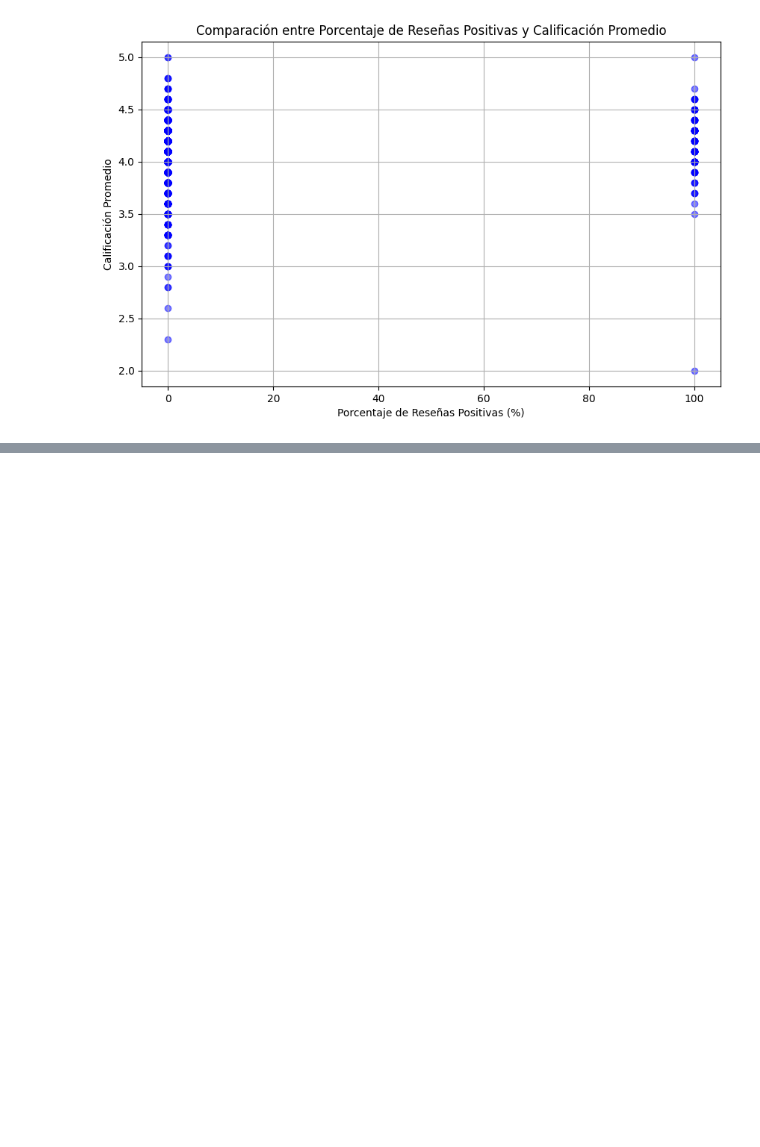
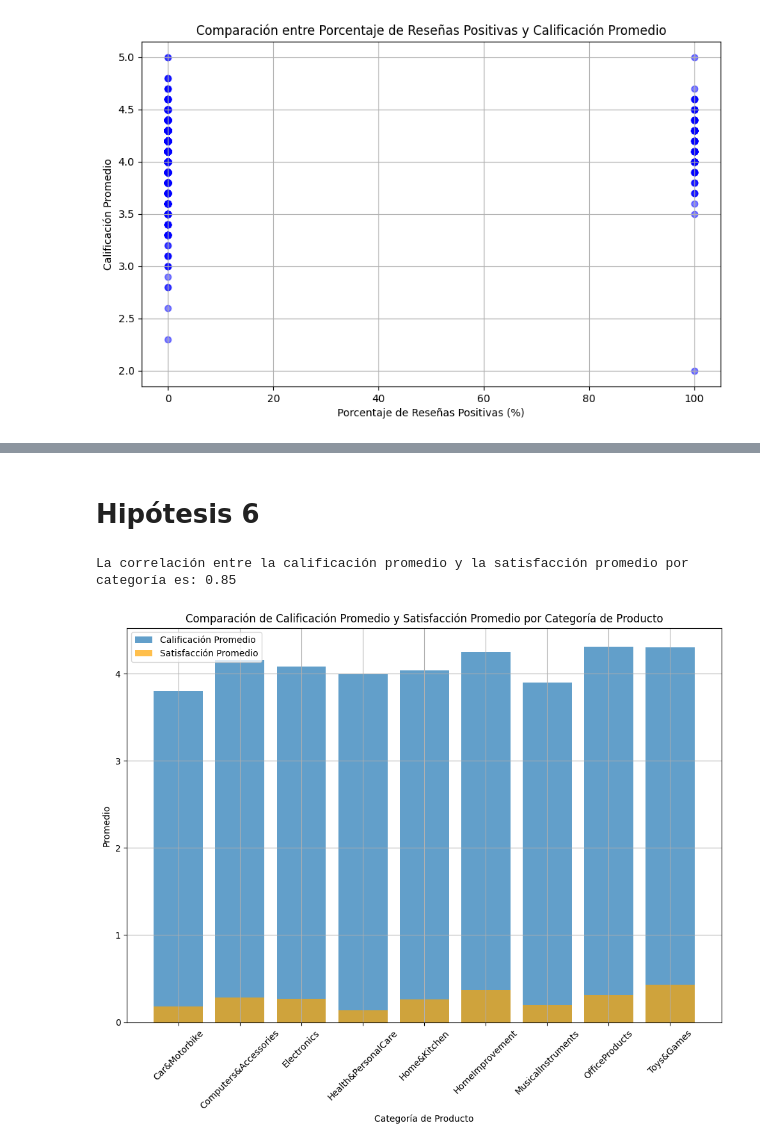
Before and after one commit to Al3jandraMtz/Proyecto4_DataLab, a Jupyter notebook: Proyecto4_DataLab.ipynb, the cells around one changed output, grey strips where cells are left out. Saved outputs shown, nothing was run; the diff lists cells and outputs as text; code cells hidden in the pictures; blank space fills up the shorter version.

```diff
--- a/Proyecto4_DataLab.ipynb
+++ b/Proyecto4_DataLab.ipynb
@@ -1108,0 +1248,37 @@ plt.show()
+# %% [markdown]
+# Hipótesis 6
+# %%
+import pandas as pd
+import matplotlib.pyplot as plt
+
+# Paso 1: Agrupación de datos por categoría de producto y cálculo de promedios
+category_grouped_df = df.groupby('category_1').agg({
+    'adjusted_rating': 'mean',
+    'sentiment': 'mean'
+}).reset_index()
+
+# Paso 2: Renombrar columnas para claridad
+category_grouped_df.rename(columns={
+    'adjusted_rating': 'avg_adjusted_rating',
+    'sentiment': 'avg_sentiment_score'
+}, inplace=True)
+
+# Paso 3: Calcular la correlación entre las dos columnas
+correlation = category_grouped_df['avg_adjusted_rating'].corr(category_grouped_df['avg_sentiment_score'])
+
+print(f"La correlación entre la calificación promedio y la satisfacción promedio por categoría es: {correlation:.2f}")
+
+# Paso 4: Crear gráfico de barras comparando calificación promedio y satisfacción promedio por categoría
+plt.figure(figsize=(12, 8))
+plt.bar(category_grouped_df['category_1'], category_grouped_df['avg_adjusted_rating'], alpha=0.7, label='Calificación Promedio')
+plt.bar(category_grouped_df['category_1'], category_grouped_df['avg_sentiment_score'], alpha=0.7, label='Satisfacción Promedio', color='orange')
+plt.title('Comparación de Calificación Promedio y Satisfacción Promedio por Categoría de Producto')
+plt.xlabel('Categoría de Producto')
+plt.ylabel('Promedio')
+plt.legend()
+plt.xticks(rotation=45)
+plt.grid(True)
+plt.show()
+# %% [output]
+La correlación entre la calificación promedio y la satisfacción promedio por categoría es: 0.85
+[figure, added]
```
Also changed, not shown: parts of 18 cells of this notebook.
